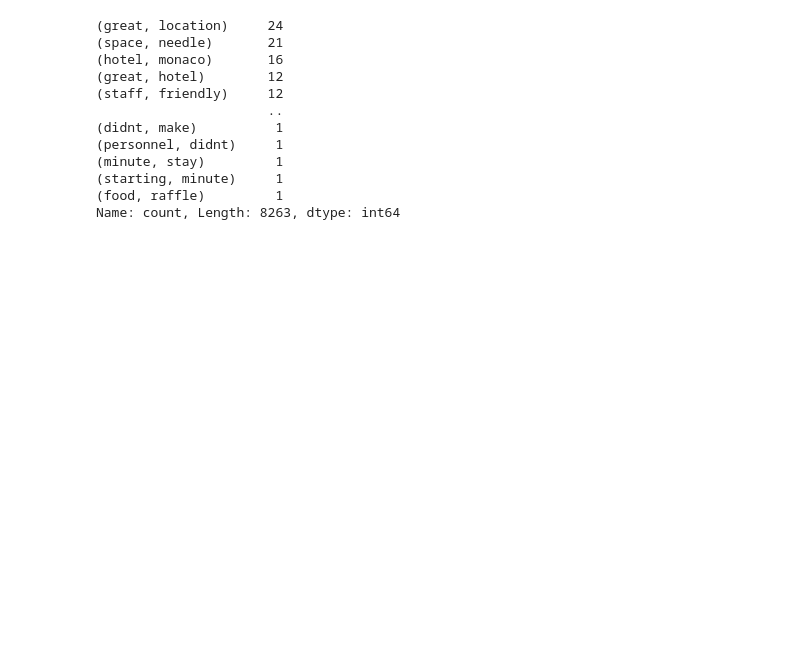
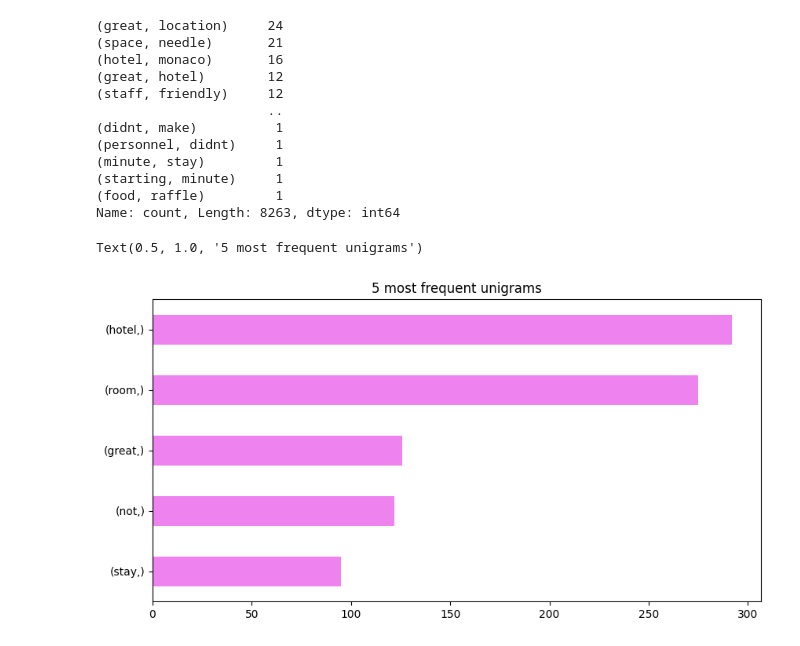
Before and after one commit to conradMare/AI-Engineer-Course-2026, a Jupyter notebook: Section 21 - NLP Module - Text Preprocessing/Practical task - Text preprocessing.ipynb, the cells around one changed output. Cells and saved outputs as stored; diff of their text form; code cells hidden in the pictures; blank space fills up the shorter version.

Commit message:
2026/05/10(pm)
S21: NLP Module: Text Pre-processing - S21.116: Practical Task - Text Pre-processing

```diff
--- a/Section 21 - NLP Module - Text Preprocessing/Practical task - Text preprocessing.ipynb
+++ b/Section 21 - NLP Module - Text Preprocessing/Practical task - Text preprocessing.ipynb
@@ -186,5 +186,8 @@ print(bigrams)
 (food, raffle)         1
 Name: count, Length: 8263, dtype: int64
 # %%
-unigrams[:5]sort_values().plot.barh(color='violet', width=1, figsize=(10, 5))
-plt.title('5 mo')
+unigrams[:5].sort_values().plot.barh(color='violet', width=.5, figsize=(10, 5))
+plt.title('5 most frequent unigrams')
+# %% [output]
+Text(0.5, 1.0, '5 most frequent unigrams')
+[figure, added]
```
